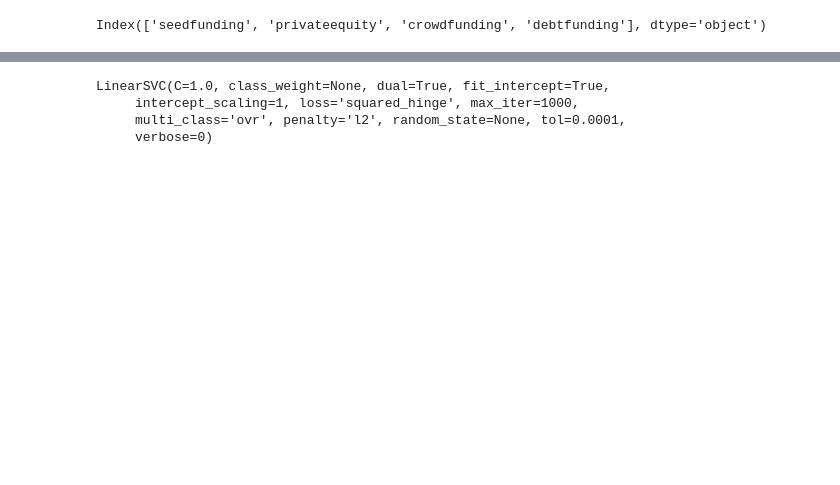
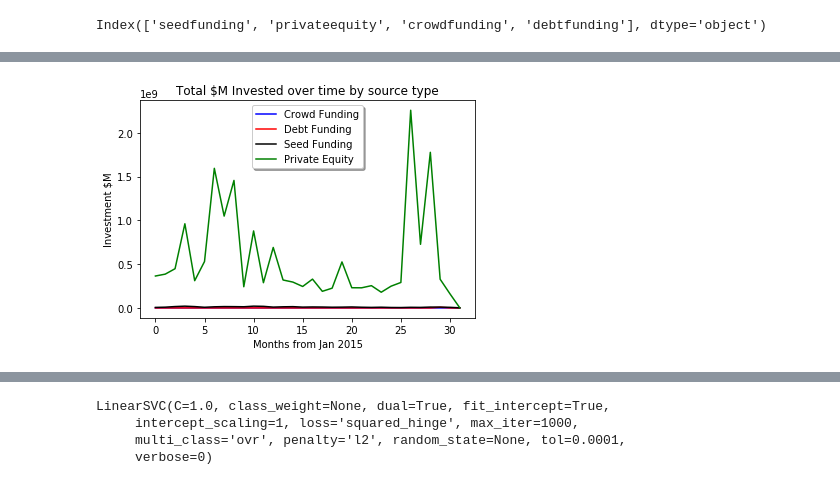
Before and after one commit to RAVI19siri/COMP840, a Jupyter notebook: Classifier_project/kernel.ipynb, the cells around one changed output, grey strips where cells are left out. Cells and saved outputs as stored; diff of their text form; code cells hidden in the pictures; blank space fills up the shorter version.

```diff
--- a/Classifier_project/kernel.ipynb
+++ b/Classifier_project/kernel.ipynb
@@ -144,0 +177,14 @@ Index(['Consumer Internet', 'Technology', 'Other', 'eCommerce', 'ECommerce',
+# %%
+#Make df such there's an entry for each investment type
+FundTotal_df = pd.pivot_table(newdata,index=['YrMo'],values=['AmountInUSD'],columns=['InvestmentType'], aggfunc=np.sum, fill_value=0)['AmountInUSD'].reset_index()
+
+fig, ax = plt.subplots()
+ax.plot(FundTotal_df['crowdfunding'], 'b', label='Crowd Funding')
+ax.plot(FundTotal_df['debtfunding'], 'r', label='Debt Funding')
+ax.plot(FundTotal_df['seedfunding'], 'k', label='Seed Funding')
+ax.plot(FundTotal_df['privateequity'], 'g', label='Private Equity')
+ax.set(xlabel='Months from Jan 2015', ylabel='Investment $M', title='Total $M Invested over time by source type')
+legend = ax.legend(loc='upper center', shadow=True)
+plt.show()
+# %% [output]
+[figure, added]
```
Also changed, not shown: parts of 70 cells of this notebook.
